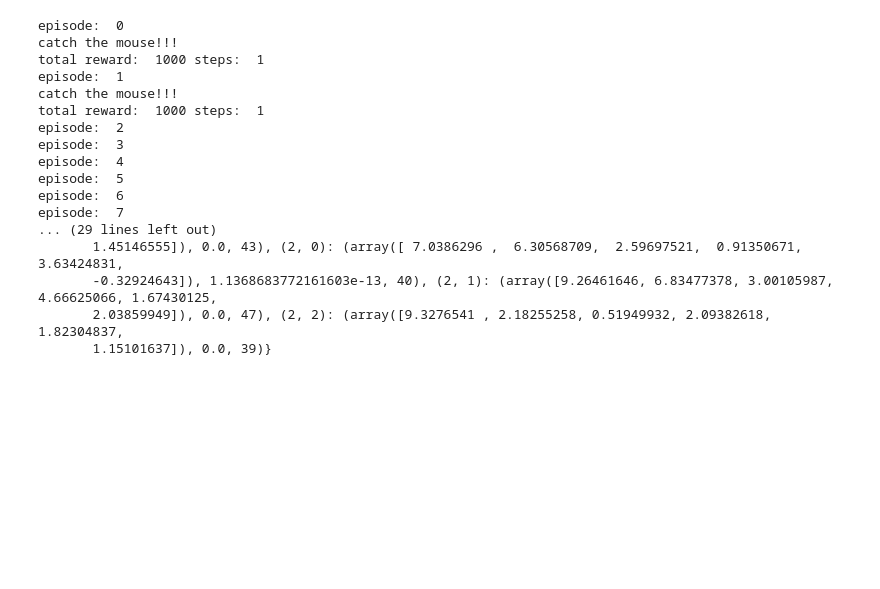
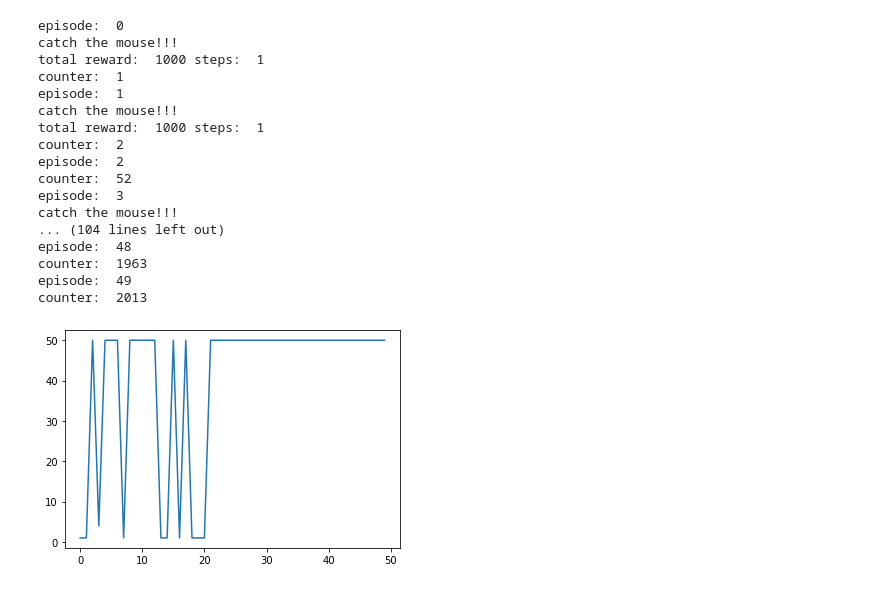
Before and after one commit to YizeSun/MFH2021-QRL-Cat, a Jupyter notebook: workingFile3_3.ipynb, the cells around one changed output. Drawn from its saved outputs; the diff is of its cells as text; code cells hidden in the pictures; blank space fills up the shorter version.

```diff
--- a/workingFile3_3.ipynb
+++ b/workingFile3_3.ipynb
@@ -225,17 +225,24 @@ class QNet:
     def setAlpha(self, alpha):
         self.alpha = alpha
 
+    # @Daniel-Molpe
     def drawVectors(self, hasdiagonals):
         # Draw vectors representing the cat's desired direction for each place in the grid based on the Qtable
         x = np.linspace(0, self.gw.getNumColumns()-1, self.gw.getNumColumns())
-        y = np.linspace(0, self.gw.getNumColumns()-1, self.gw.getNumColumns())
+        y = np.linspace(0, self.gw.getNumRows()-1, self.gw.getNumRows())
+        vecx=np.zeros([len(x),len(y)])
+        vecy=np.zeros([len(x),len(y)])
+        for i in range(len(x)):
+            for j in range(len(y)):
+                vecx[i,j] = self.qt[(x[i], y[j])][3]-self.qt[(x[i], y[j])][2]
+                vecy[i,j] = self.qt[(x[i], y[j])][0]-self.qt[(x[i], y[j])][1]
+                norm = np.sqrt(vecx[i,j]**2 + vecy[i,j]**2)
+                vecx[i,j]=-vecx[i,j]/norm
+                vecy[i,j]=-vecy[i,j]/norm
         pts = itertools.product(x, y)
         plt.scatter(*zip(*pts), marker='o', s=30, color='red')
         X, Y = np.meshgrid(x, y)
-        vecx = self.qt[(X, Y)][3]-self.qt[(X, Y)][2]
-        vecy = self.qt[(X, Y)][0]-self.qt[(X, Y)][1]
-        norm = vecx**2 + vecy**2
-        QP = plt.quiver(X, Y, vecx/norm, vecy/norm)
+        QP = plt.quiver(X, Y, vecx, vecy)
         plt.grid()
         plt.show()
 # %%
@@ -304,10 +307,15 @@ class PetSchool:
         self.eps = eps
 
     def train(self):
+        a=[]
+        b=[]
         counter = 0
+        rd = True
         for e in range(self.NUM_EPISODES): #  episode: a rund for agent
             print("episode: ", e)
-            state = self.cat.qNet.gw.initCatState(rd=True) # default is rd = False
+            if e > int(self.NUM_EPISODES/2):
+                rd = False
+            state = self.cat.qNet.gw.initCatState(rd=rd) # default is rd = False
             self.cat.qNet.setAlpha(self.alphas[e])
             total_reward  = 0
             step = 0
@@ -324,7 +332,10 @@ class PetSchool:
                     print("catch the mouse!!!")
                     print("total reward: ", total_reward, "steps: ", step)
                     break
-        print("counter: ", counter)
+            a.append(step)
+            b.append(e)
+            print("counter: ", counter)
+        plt.plot(b,a)
 
     def catMoveTo(self, p):
         self.cat.qNet.gw.setCatP(p)
@@ -333,6 +344,10 @@ class PetSchool:
         self.cat.qNet.gw.show()
         print("qTable: ", self.cat.qNet.qt)
         print("\nparams: ", self.cat.qNet.rets)
+        self.cat.qNet.drawVectors(False)
+
+    def result(self):
+        return self.cat.qNet.qt, self.cat.qNet.rets
 
     def initqTable(self, actions, size):
         d = {}
@@ -341,8 +356,9 @@ class PetSchool:
                 d[i,j] = np.zeros(len(actions))
         return d
 
+    # @Daniel-Molpe
     def mouseMove(p,oldPos): # goal (mouse) moves randomly with prob p every time the cat moves
-        side = 2 # Number of cells per side of the grid
+        side = min(self.cat.qNet.gw.getNumColumns(), self.cat.qNet.gw.getNumRows()) # Number of cells per side of the grid
         if np.random.random() < p:
             n = np.random.random()
             if n < 0.25:
@@ -361,47 +377,46 @@ class PetSchool:
 gridSize = [3, 3]
 catP = [gridSize[0]-1, gridSize[0]-1]
 mouseP = [0, 0]
-EPS = 20
-MAX_EPS_STEP = 30
+EPS = 50
+MAX_EPS_STEP = 50
 sizeOfParams = 6
 gamma = 0.98
 # %%
 def initqTable(size, actions=[UP, DOWN, LEFT, RIGHT]):
     d = {}
     for i in range(size[0]):
         for j in range(size[1]):
             d[i,j] = np.zeros(len(actions))
     return d
 
 # initGridWorld
 gridWorld = GridWorld(gridSize, catP=catP, mouseP=mouseP)
 # init q Table
 qt = initqTable(gridSize)
 # init q Circuit
-qNet = QNet(qt, gridWorld, initialParameters, gamma=gamma)
+qNet = QNet(qt, gridWorld, gamma=gamma)
 # init cat
 cat = Cat(qNet=qNet)
 # init pet school
 petSchool = PetSchool(cat, EPS, MAX_EPS_STEP)
 # start training
 petSchool.train()
-# show what have been learned
-petSchool.show()
 # %% [output]
 episode:  0
 catch the mouse!!!
 total reward:  1000 steps:  1
+counter:  1
 episode:  1
 catch the mouse!!!
 total reward:  1000 steps:  1
+counter:  2
 episode:  2
+counter:  52
 episode:  3
-episode:  4
-episode:  5
-episode:  6
-episode:  7
-... (29 lines left out)
-       1.45146555]), 0.0, 43), (2, 0): (array([ 7.0386296 ,  6.30568709,  2.59697521,  0.91350671,  3.63424831,
-       -0.32924643]), 1.1368683772161603e-13, 40), (2, 1): (array([9.26461646, 6.83477378, 3.00105987, 4.66625066, 1.67430125,
-       2.03859949]), 0.0, 47), (2, 2): (array([9.3276541 , 2.18255258, 0.51949932, 2.09382618, 1.82304837,
-       1.15101637]), 0.0, 39)}
+catch the mouse!!!
+... (104 lines left out)
+episode:  48
+counter:  1963
+episode:  49
+counter:  2013
+[figure, added]
```
Also changed, not shown: parts of 3 cells of this notebook, 1 other file.
